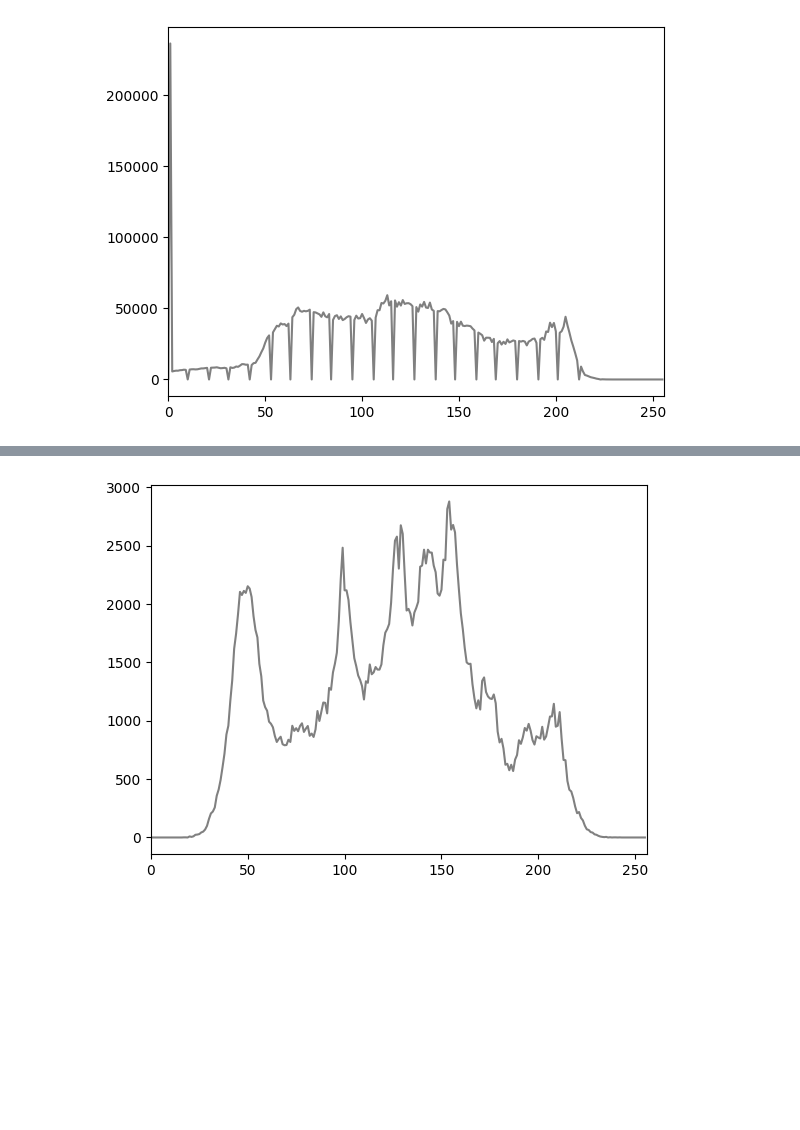
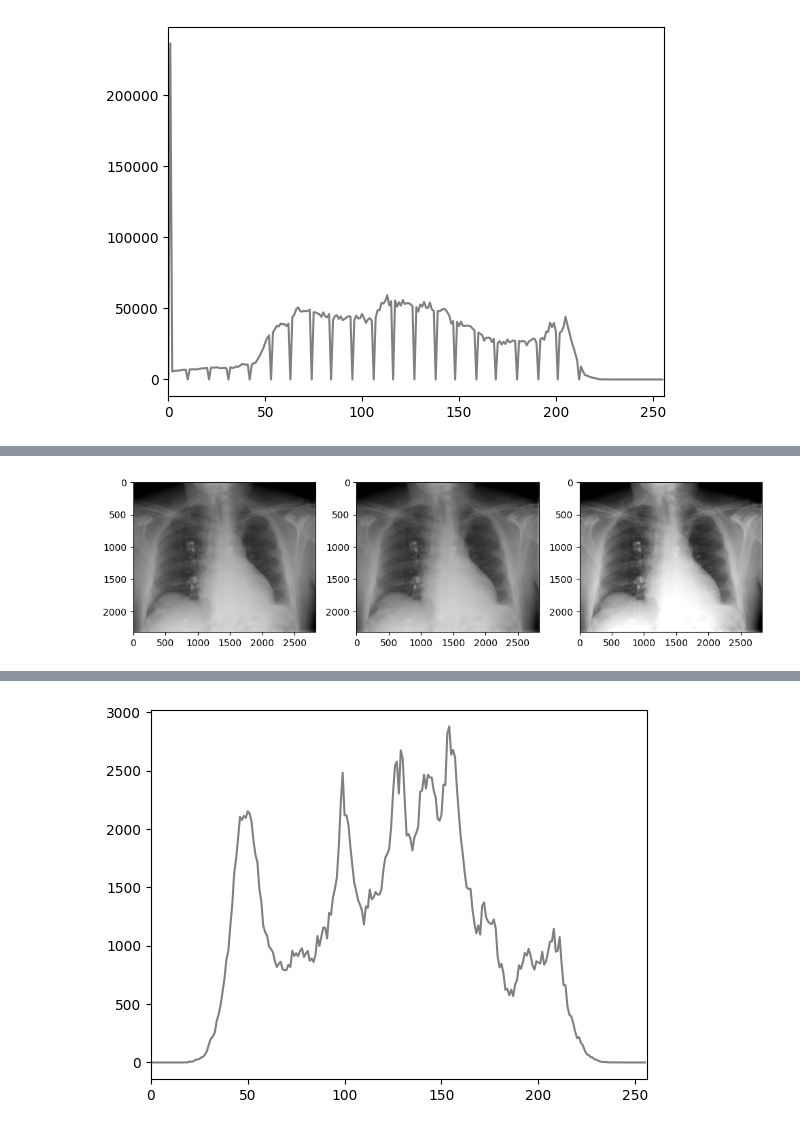
Before and after one commit to Arrturo/Image-Processing, a Jupyter notebook: lab5/main.ipynb, the cells around one changed output, grey strips where cells are left out. Saved outputs shown, nothing was run; the diff lists cells and outputs as text; code cells hidden in the pictures; blank space fills up the shorter version.

```diff
--- a/lab5/main.ipynb
+++ b/lab5/main.ipynb
@@ -23,5 +15,6 @@ align.show_img()
 # %%
-hist1 = align.histogram()
+align1 = photo1.align_image()
+hist1 = align1.histogram()
 hist1.plot()
 # %% [output]
 [figure]
@@ -27,0 +27,4 @@ hist1.plot()
+# %%
+show_3img(photo, align1, align2)
+# %% [output]
+[figure, added]
```
Also changed, not shown: parts of 23 cells of this notebook, 7 other files.
